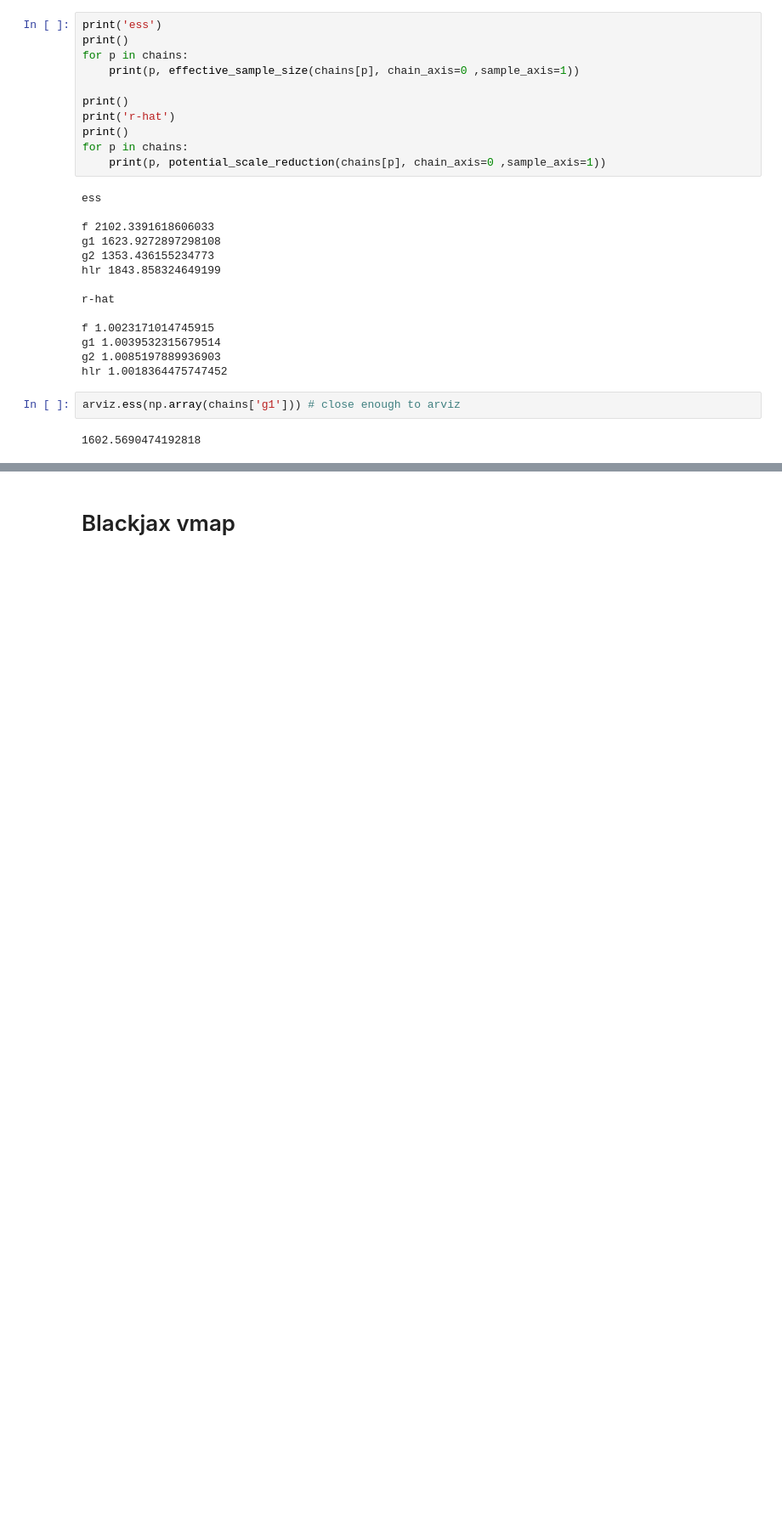
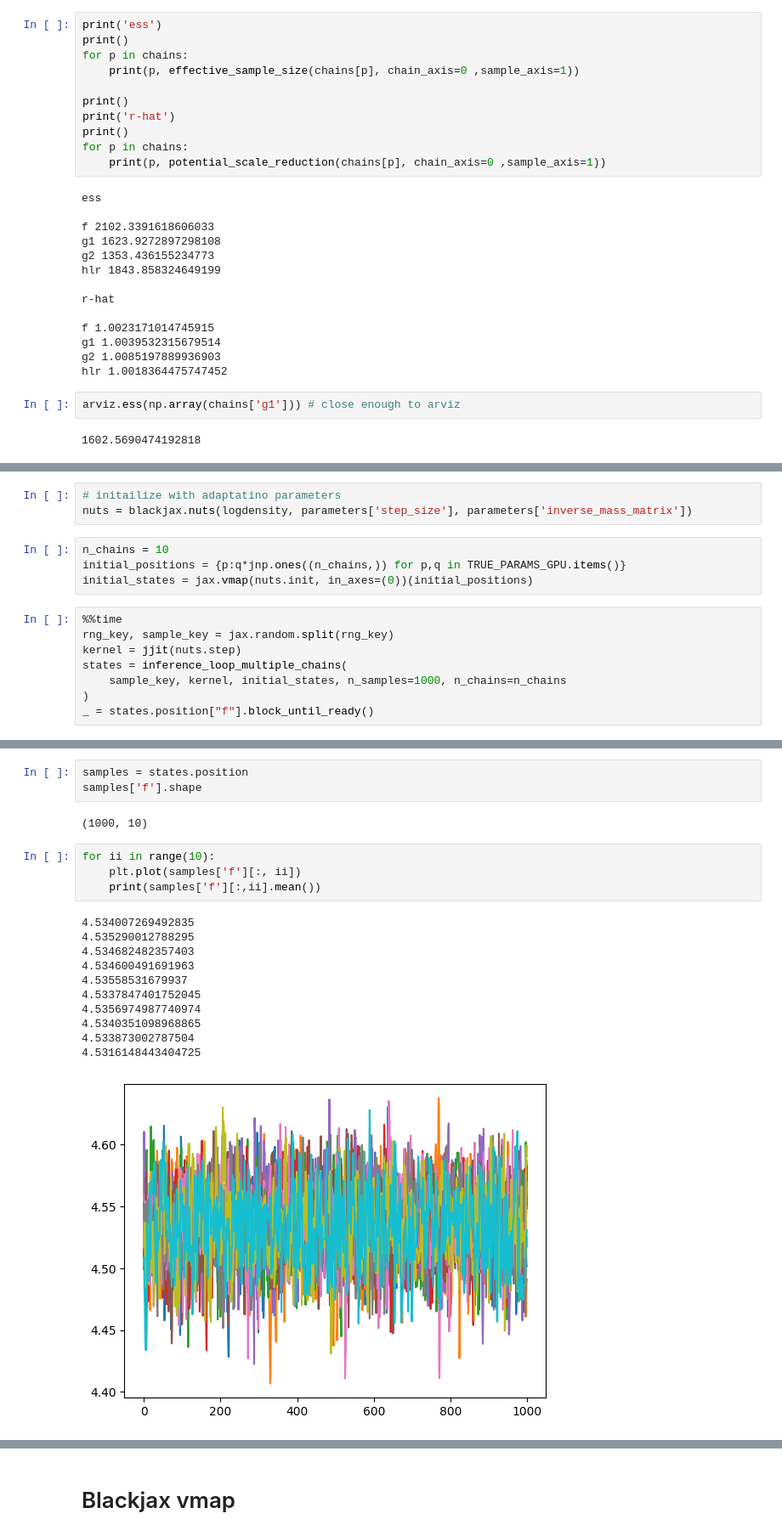
Before and after one commit to LSSTDESC/BPD, a Jupyter notebook: notebooks/fit-single-blackjax-vmap.ipynb, the cells around one changed output, grey strips where cells are left out. Shown: that part at 85% size. Cells and saved outputs as stored; diff of their text form; blank space fills up the shorter version.

Commit message:
vmap with kernel and fixed data+warmup seems to work much better, if we reduce the warmup time we could hav esomething

```diff
--- a/notebooks/fit-single-blackjax-vmap.ipynb
+++ b/notebooks/fit-single-blackjax-vmap.ipynb
@@ -463,0 +539,15 @@ arviz.ess(np.array(chains['g1'])) # close enough to arviz
+# %%
+# initailize with adaptatino parameters
+nuts = blackjax.nuts(logdensity, parameters['step_size'], parameters['inverse_mass_matrix'])
+# %%
+n_chains = 10
+initial_positions = {p:q*jnp.ones((n_chains,)) for p,q in TRUE_PARAMS_GPU.items()}
+initial_states = jax.vmap(nuts.init, in_axes=(0))(initial_positions)
+# %%
+%%time
+rng_key, sample_key = jax.random.split(rng_key)
+kernel = jjit(nuts.step)
+states = inference_loop_multiple_chains(
+    sample_key, kernel, initial_states, n_samples=1000, n_chains=n_chains
+)
+_ = states.position["f"].block_until_ready()
@@ -463,0 +557,21 @@ arviz.ess(np.array(chains['g1'])) # close enough to arviz
+# %%
+samples = states.position
+samples['f'].shape
+# %% [output]
+(1000, 10)
+# %%
+for ii in range(10):
+    plt.plot(samples['f'][:, ii])
+    print(samples['f'][:,ii].mean())
+# %% [output]
+4.534007269492835
+4.535290012788295
+4.534682482357403
+4.534600491691963
+4.53558531679937
+4.5337847401752045
+4.5356974987740974
+4.5340351098968865
+4.533873002787504
+4.5316148443404725
+[figure, added]
```
Also changed, not shown: parts of 40 cells of this notebook, 1 other file.
